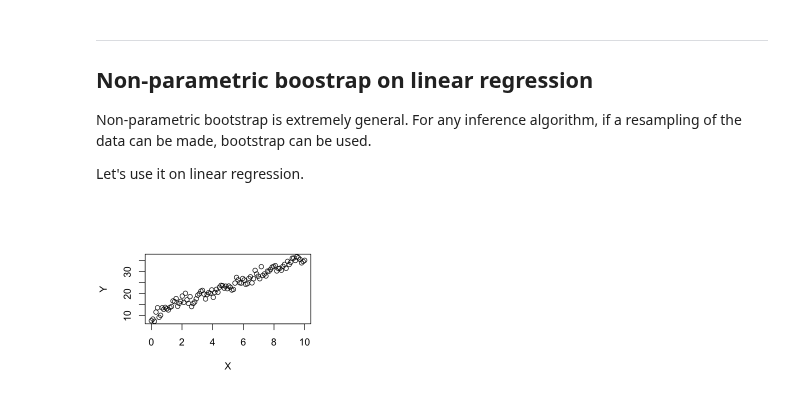
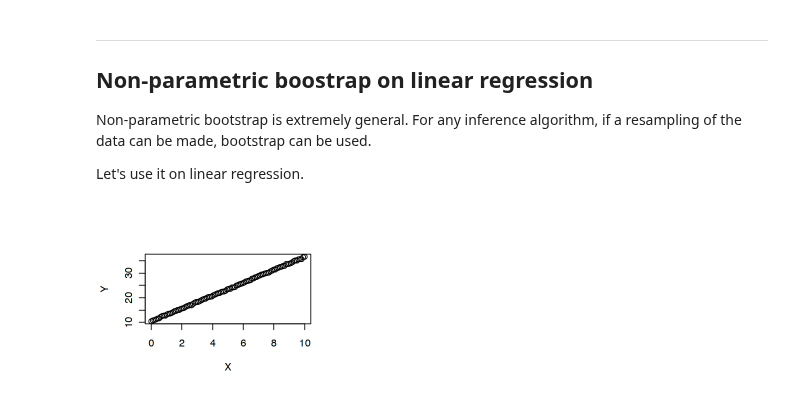
Before and after one commit to allardjun/Math227C, a Jupyter notebook: LectureNotebooks/L8.2_Bootstrap.ipynb, the cells around one changed output. Drawn from its saved outputs; the diff is of its cells as text; code cells hidden in the pictures.

```diff
--- a/LectureNotebooks/L8.2_Bootstrap.ipynb
+++ b/LectureNotebooks/L8.2_Bootstrap.ipynb
@@ -141,18 +141,18 @@ Let's use it on linear regression.
 # %%
 # Simulate some linear data with noise
 N <- 100
 beta0 <- 10.5
 beta1 <- 2.6
-sigma <- 1.4
+sigma <- 0.14
 
 X <- seq(0,10,length=N)
 eps <- rnorm(N,0,sigma)
 
 Y <- beta0 + beta1*X +eps
 
 plot(X,Y)
 # %% [output]
-[figure, old version]
+[figure, new version]
 # %%
 NResample <- 1000
 
```
Also changed, not shown: parts of 6 cells of this notebook, 2 other files.
